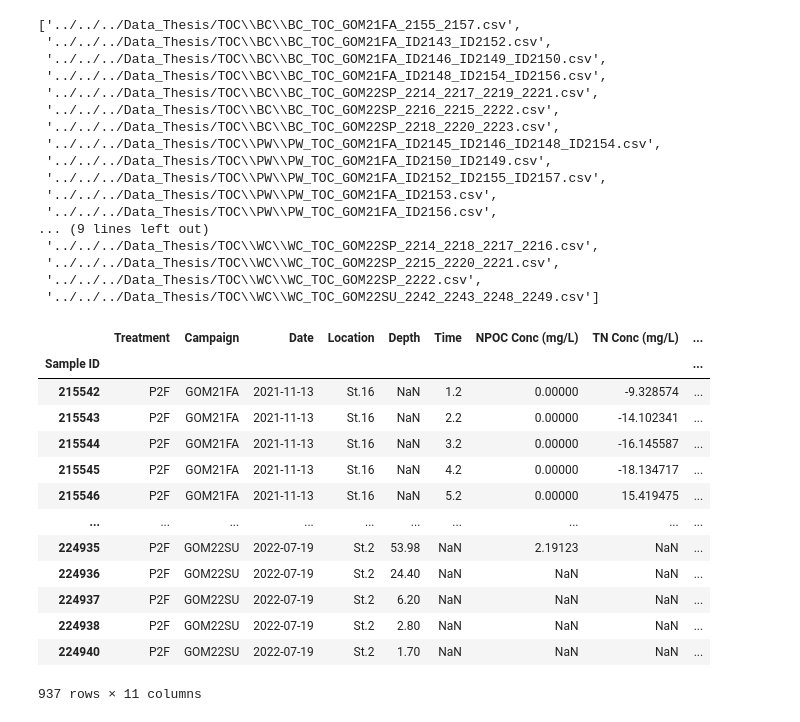
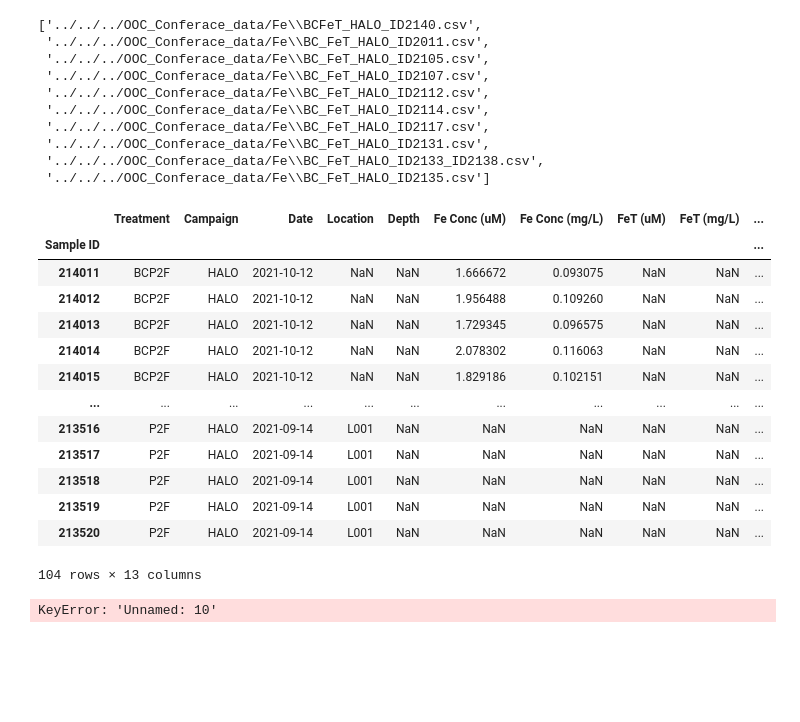
Before and after one commit to Hanna-the-explorer/NASA_Jupyter_Projects, a Jupyter notebook: DATA_Processing_codes/CONCAT_CLEAN_TOC_DATA.ipynb, the cells around one changed output. Cells and saved outputs as stored; diff of their text form; code cells hidden in the pictures; blank space fills up the shorter version.

```diff
--- a/DATA_Processing_codes/CONCAT_CLEAN_TOC_DATA.ipynb
+++ b/DATA_Processing_codes/CONCAT_CLEAN_TOC_DATA.ipynb
@@ -7,8 +7,10 @@ from pandas import Series
 import seaborn as sns
 # %%
 #PULL UP ALL THE EXCELL FILES
-files = glob.glob('../../../Data_Thesis/TOC/*/*.xlsx')
+#files = glob.glob('../../../Data_Thesis/TOC/*/*.xlsx')
+files = glob.glob('../../../OOC_Conferace_data/Fe/*FeT*.xlsx')
 files
 
 #make the path where you want to save eveything
-path_save = '../../../Data_Thesis/TOC/TOC_GOM.csv'
+path_save = '../../../OOC_Conferace_data/Fe/FeT_BC_HALO.csv'
+files
@@ -20,26 +33,19 @@ for f in files:
     read_file.to_csv (name + ".csv", index = None, header=True)
 
 #make the new files list the csv files much safer
-files = glob.glob('../../../Data_Thesis/TOC/*/*.csv')
+files = glob.glob('../../../OOC_Conferace_data/Fe/*FeT*.csv')
 files
 # %% [output]
-['../../../Data_Thesis/TOC\\BC\\BC_TOC_GOM21FA_2155_2157.csv',
- '../../../Data_Thesis/TOC\\BC\\BC_TOC_GOM21FA_ID2143_ID2152.csv',
- '../../../Data_Thesis/TOC\\BC\\BC_TOC_GOM21FA_ID2146_ID2149_ID2150.csv',
- '../../../Data_Thesis/TOC\\BC\\BC_TOC_GOM21FA_ID2148_ID2154_ID2156.csv',
- '../../../Data_Thesis/TOC\\BC\\BC_TOC_GOM22SP_2214_2217_2219_2221.csv',
- '../../../Data_Thesis/TOC\\BC\\BC_TOC_GOM22SP_2216_2215_2222.csv',
- '../../../Data_Thesis/TOC\\BC\\BC_TOC_GOM22SP_2218_2220_2223.csv',
- '../../../Data_Thesis/TOC\\PW\\PW_TOC_GOM21FA_ID2145_ID2146_ID2148_ID2154.csv',
- '../../../Data_Thesis/TOC\\PW\\PW_TOC_GOM21FA_ID2150_ID2149.csv',
- '../../../Data_Thesis/TOC\\PW\\PW_TOC_GOM21FA_ID2152_ID2155_ID2157.csv',
- '../../../Data_Thesis/TOC\\PW\\PW_TOC_GOM21FA_ID2153.csv',
- '../../../Data_Thesis/TOC\\PW\\PW_TOC_GOM21FA_ID2156.csv',
-... (9 lines left out)
- '../../../Data_Thesis/TOC\\WC\\WC_TOC_GOM22SP_2214_2218_2217_2216.csv',
- '../../../Data_Thesis/TOC\\WC\\WC_TOC_GOM22SP_2215_2220_2221.csv',
- '../../../Data_Thesis/TOC\\WC\\WC_TOC_GOM22SP_2222.csv',
- '../../../Data_Thesis/TOC\\WC\\WC_TOC_GOM22SU_2242_2243_2248_2249.csv']
+['../../../OOC_Conferace_data/Fe\\BCFeT_HALO_ID2140.csv',
+ '../../../OOC_Conferace_data/Fe\\BC_FeT_HALO_ID2011.csv',
+ '../../../OOC_Conferace_data/Fe\\BC_FeT_HALO_ID2105.csv',
+ '../../../OOC_Conferace_data/Fe\\BC_FeT_HALO_ID2107.csv',
+ '../../../OOC_Conferace_data/Fe\\BC_FeT_HALO_ID2112.csv',
+ '../../../OOC_Conferace_data/Fe\\BC_FeT_HALO_ID2114.csv',
+ '../../../OOC_Conferace_data/Fe\\BC_FeT_HALO_ID2117.csv',
+ '../../../OOC_Conferace_data/Fe\\BC_FeT_HALO_ID2131.csv',
+ '../../../OOC_Conferace_data/Fe\\BC_FeT_HALO_ID2133_ID2138.csv',
+ '../../../OOC_Conferace_data/Fe\\BC_FeT_HALO_ID2135.csv']
 # %%
 #make function
 def GET_DATA(name):
@@ -49,10 +55,26 @@ def GET_DATA(name):
 # %%
 #add it all up
 frames = []
 for f in files:
     df = GET_DATA(f) # runs the processing function
     frames.append(df) # adds the new col from each scan to a part of frames
 df = pd.concat(frames, axis=0, ignore_index=False)
+df
+# %% [output]
+|  | Treatment | Campaign | Date | Location | Depth | Fe Conc (uM) | Fe Conc (mg/L) | FeT (uM) | FeT (mg/L) | ... |
+| Sample ID |  |  |  |  |  |  |  |  |  | ... |
+| 214011 | BCP2F | HALO | 2021-10-12 | NaN | NaN | 1.666672 | 0.093075 | NaN | NaN | ... |
+| 214012 | BCP2F | HALO | 2021-10-12 | NaN | NaN | 1.956488 | 0.109260 | NaN | NaN | ... |
+| 214013 | BCP2F | HALO | 2021-10-12 | NaN | NaN | 1.729345 | 0.096575 | NaN | NaN | ... |
+| 214014 | BCP2F | HALO | 2021-10-12 | NaN | NaN | 2.078302 | 0.116063 | NaN | NaN | ... |
+| 214015 | BCP2F | HALO | 2021-10-12 | NaN | NaN | 1.829186 | 0.102151 | NaN | NaN | ... |
+| ... | ... | ... | ... | ... | ... | ... | ... | ... | ... | ... |
+| 213516 | P2F | HALO | 2021-09-14 | L001 | NaN | NaN | NaN | NaN | NaN | ... |
+| 213517 | P2F | HALO | 2021-09-14 | L001 | NaN | NaN | NaN | NaN | NaN | ... |
+| 213518 | P2F | HALO | 2021-09-14 | L001 | NaN | NaN | NaN | NaN | NaN | ... |
+| 213519 | P2F | HALO | 2021-09-14 | L001 | NaN | NaN | NaN | NaN | NaN | ... |
+| 213520 | P2F | HALO | 2021-09-14 | L001 | NaN | NaN | NaN | NaN | NaN | ... |
+104 rows × 13 columns
 # %%
 #clean up messy collumns drop the extra
 df["Notes"] = df["Notes"].fillna(df["Unnamed: 10"])
@@ -66,20 +88,7 @@ df = df.drop(["Depth (m)"], axis=1)
 df = df[['Treatment','Campaign','Date','Location','Depth','Time','NPOC Conc (mg/L)','TN Conc (mg/L)','NPOC Conc (uM)','TN Conc (uM)','Notes']]
 df
 # %% [output]
-|  | Treatment | Campaign | Date | Location | Depth | Time | NPOC Conc (mg/L) | TN Conc (mg/L) | ... |
-| Sample ID |  |  |  |  |  |  |  |  | ... |
-| 215542 | P2F | GOM21FA | 2021-11-13 | St.16 | NaN | 1.2 | 0.00000 | -9.328574 | ... |
-| 215543 | P2F | GOM21FA | 2021-11-13 | St.16 | NaN | 2.2 | 0.00000 | -14.102341 | ... |
-| 215544 | P2F | GOM21FA | 2021-11-13 | St.16 | NaN | 3.2 | 0.00000 | -16.145587 | ... |
-| 215545 | P2F | GOM21FA | 2021-11-13 | St.16 | NaN | 4.2 | 0.00000 | -18.134717 | ... |
-| 215546 | P2F | GOM21FA | 2021-11-13 | St.16 | NaN | 5.2 | 0.00000 | 15.419475 | ... |
-| ... | ... | ... | ... | ... | ... | ... | ... | ... | ... |
-| 224935 | P2F | GOM22SU | 2022-07-19 | St.2 | 53.98 | NaN | 2.19123 | NaN | ... |
-| 224936 | P2F | GOM22SU | 2022-07-19 | St.2 | 24.40 | NaN | NaN | NaN | ... |
-| 224937 | P2F | GOM22SU | 2022-07-19 | St.2 | 6.20 | NaN | NaN | NaN | ... |
-| 224938 | P2F | GOM22SU | 2022-07-19 | St.2 | 2.80 | NaN | NaN | NaN | ... |
-| 224940 | P2F | GOM22SU | 2022-07-19 | St.2 | 1.70 | NaN | NaN | NaN | ... |
-937 rows × 11 columns
+KeyError: 'Unnamed: 10'
 # %%
 #save it for later
 df.to_csv(path_save)
```
Also changed, not shown: parts of 1 cell of this notebook, 7 other files.
